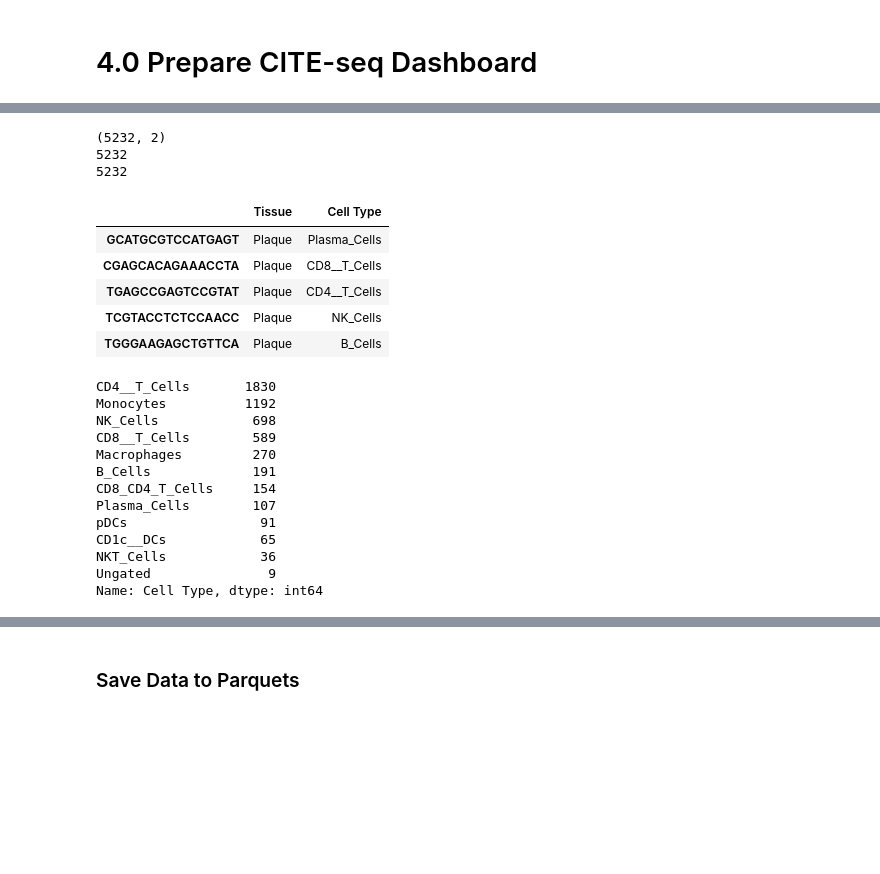
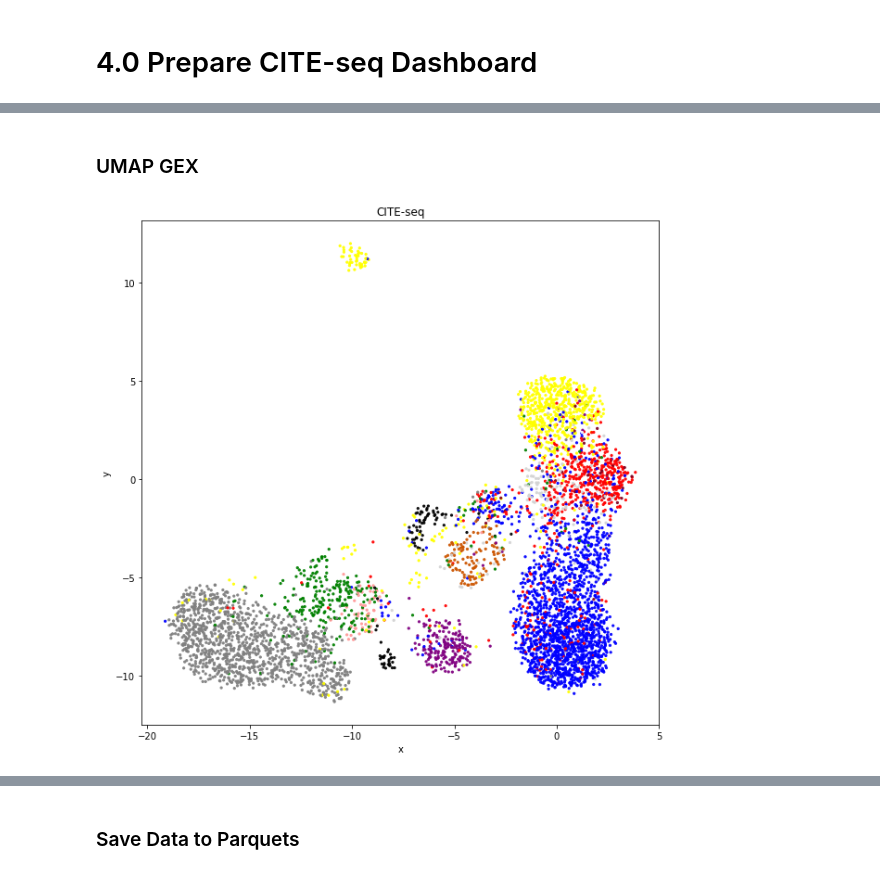
Before and after one commit to giannarelli-lab/Single-Cell-Immune-Profiling-of-Atherosclerotic-Plaques, a Jupyter notebook: notebooks/4.0_Prepare_CITE-seq_Dashboard.ipynb, the cells around one changed output, grey strips where cells are left out. Cells and saved outputs as stored; diff of their text form; code cells hidden in the pictures; blank space fills up the shorter version.

```diff
--- a/notebooks/4.0_Prepare_CITE-seq_Dashboard.ipynb
+++ b/notebooks/4.0_Prepare_CITE-seq_Dashboard.ipynb
@@ -139,29 +220,6 @@ df_umap_merged.head()
-# %%
-df_meta = make_df_from_cols(df['adt'].columns.tolist())
-df_meta.head()
-# %% [output]
-(5232, 2)
-5232
-5232
-|  | Tissue | Cell Type |
-| GCATGCGTCCATGAGT | Plaque | Plasma_Cells |
-| CGAGCACAGAAACCTA | Plaque | CD8__T_Cells |
-| TGAGCCGAGTCCGTAT | Plaque | CD4__T_Cells |
-| TCGTACCTCTCCAACC | Plaque | NK_Cells |
-| TGGGAAGAGCTGTTCA | Plaque | B_Cells |
-# %%
-df_meta['Cell Type'].value_counts()
-# %% [output]
-CD4__T_Cells       1830
-Monocytes          1192
-NK_Cells            698
-CD8__T_Cells        589
-Macrophages         270
-B_Cells             191
-CD8_CD4_T_Cells     154
-Plasma_Cells        107
-pDCs                 91
-CD1c__DCs            65
-NKT_Cells            36
-Ungated               9
-Name: Cell Type, dtype: int64
+# %% [markdown]
+### UMAP GEX
+# %%
+df_umap_gex = make_umap_plot(df['gex'], 1, cat_colors, 'CITE-seq', alpha=0.9, n_neighbors=30, min_dist=1)
+# %% [output]
+[figure, added]
```
Also changed, not shown: parts of 37 cells of this notebook, 10 other files.
